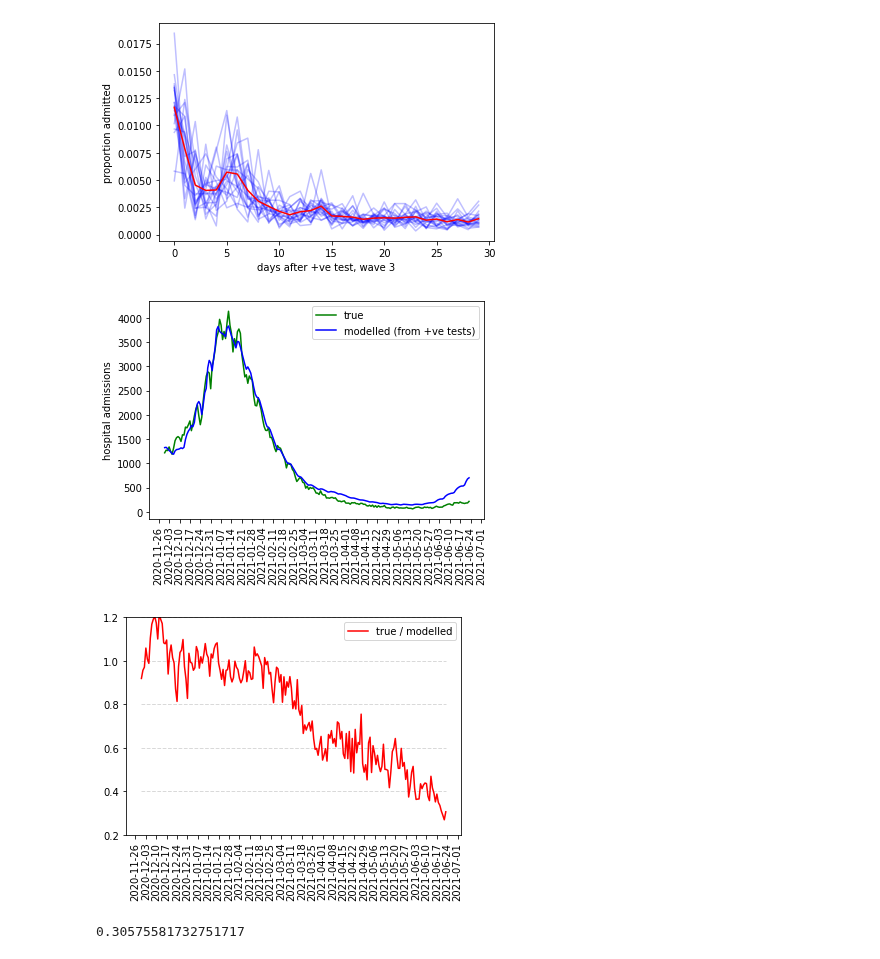
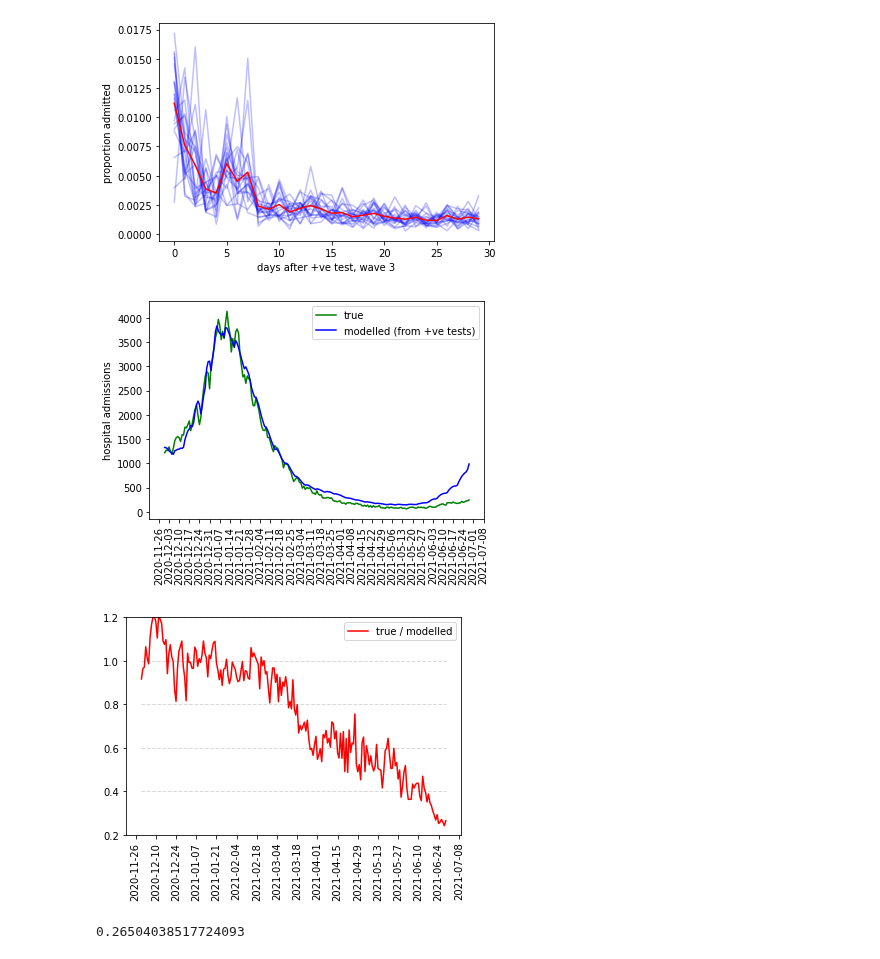
Before and after one commit to nicfreeman1209/covid-19, a Jupyter notebook: conv-estimator/convolution estimator.ipynb, the cells around one changed output. Saved outputs shown, nothing was run; the diff lists cells and outputs as text; code cells hidden in the pictures.

```diff
--- a/conv-estimator/convolution estimator.ipynb
+++ b/conv-estimator/convolution estimator.ipynb
@@ -38,7 +38,8 @@ waves = [
     {"start":"2020-08-01", "end":top_date},
     {},
     {"start":"2020-11-01", "end":"2021-03-01"},
-    {"start":"2020-11-01", "end":top_date}
+    {"start":"2020-11-01", "end":top_date},
+    {"start":"2021-05-01", "end":top_date}
 ]
 
 wave = 3
@@ -165,27 +166,27 @@ plt.show()
 
 cases_admiss[wave] = y_avg_cases_admiss
 # %% [output]
-[figure, old version]
+[figure, new version]
-[figure, old version]
+[figure, new version]
 # %%
 plt.clf()
 true, pred = _f(cases_admiss[2], cases_stream, admissions_stream)
 x = _df.dateTime.to_list()[-len(true):]
 plt.plot(x, true/pred, color="red", label="true / modelled")
 plt.legend()
 plt.xticks(rotation=90)
 ax = plt.gca()
-ax.xaxis.set_major_locator(ticker.MultipleLocator(7))
+ax.xaxis.set_major_locator(ticker.MultipleLocator(14))
 plt.ylim(0.2,1.2)
 y_locs,_ = plt.yticks()
 plt.hlines(y_locs, x[0], x[-1], color="black", linestyles='dashed', alpha=0.15, linewidth=1)
 plt.savefig("cases_admiss_pred_wave%d.png" % wave, bbox_inches='tight', facecolor='white', transparent=False)
 plt.show()
 
 print((true/pred)[-1])
 # %% [output]
-[figure, old version]
+[figure, new version]
-0.30575581732751717
+0.26504038517724093
 # %%
 for wave,y_avg_cases_admiss in cases_admiss.items():
     print(wave, np.sum(y_avg_cases_admiss), center_of_mass(np.array(y_avg_cases_admiss)))
```
Also changed, not shown: parts of 11 cells of this notebook, 1 other file.
